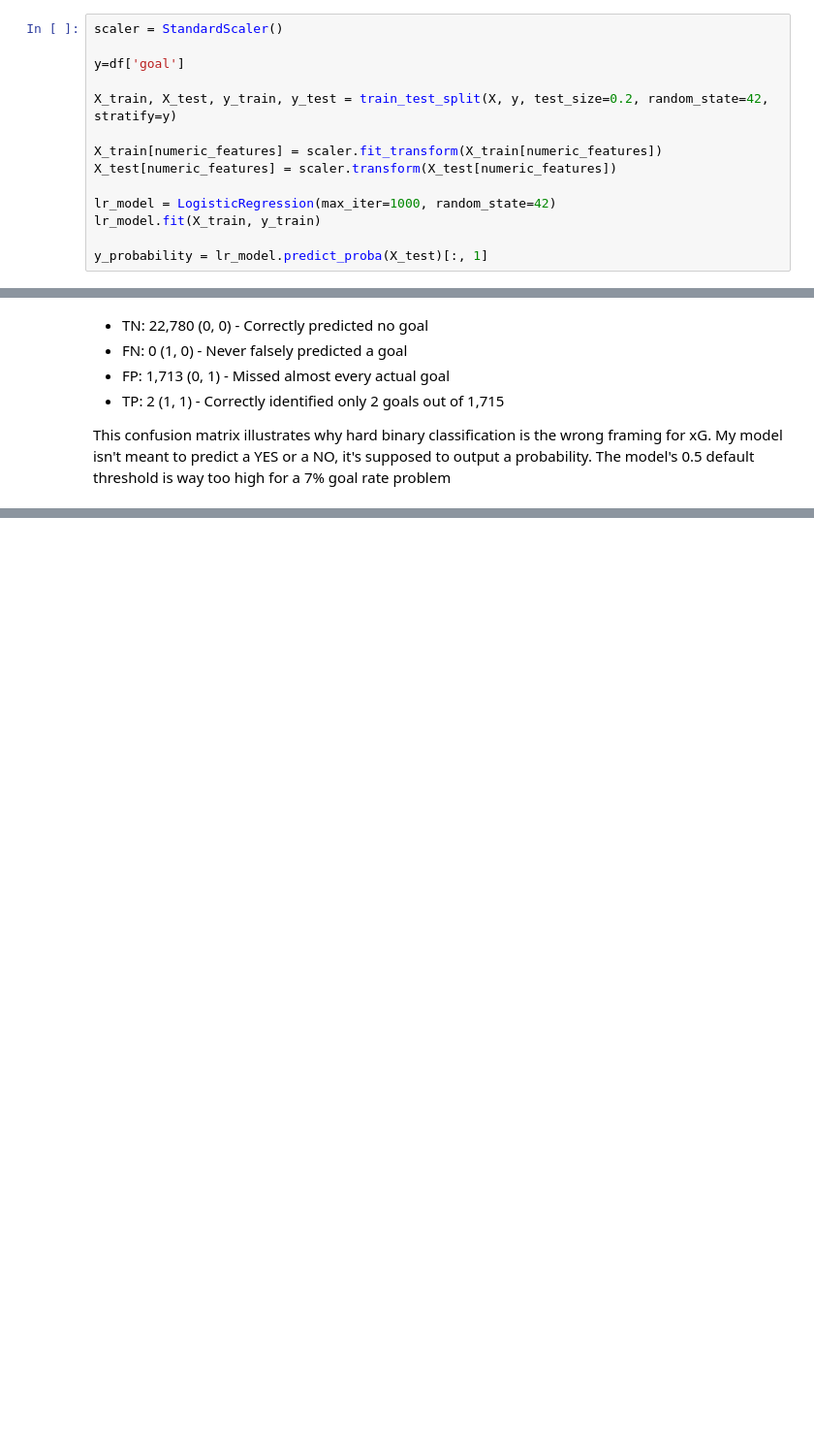
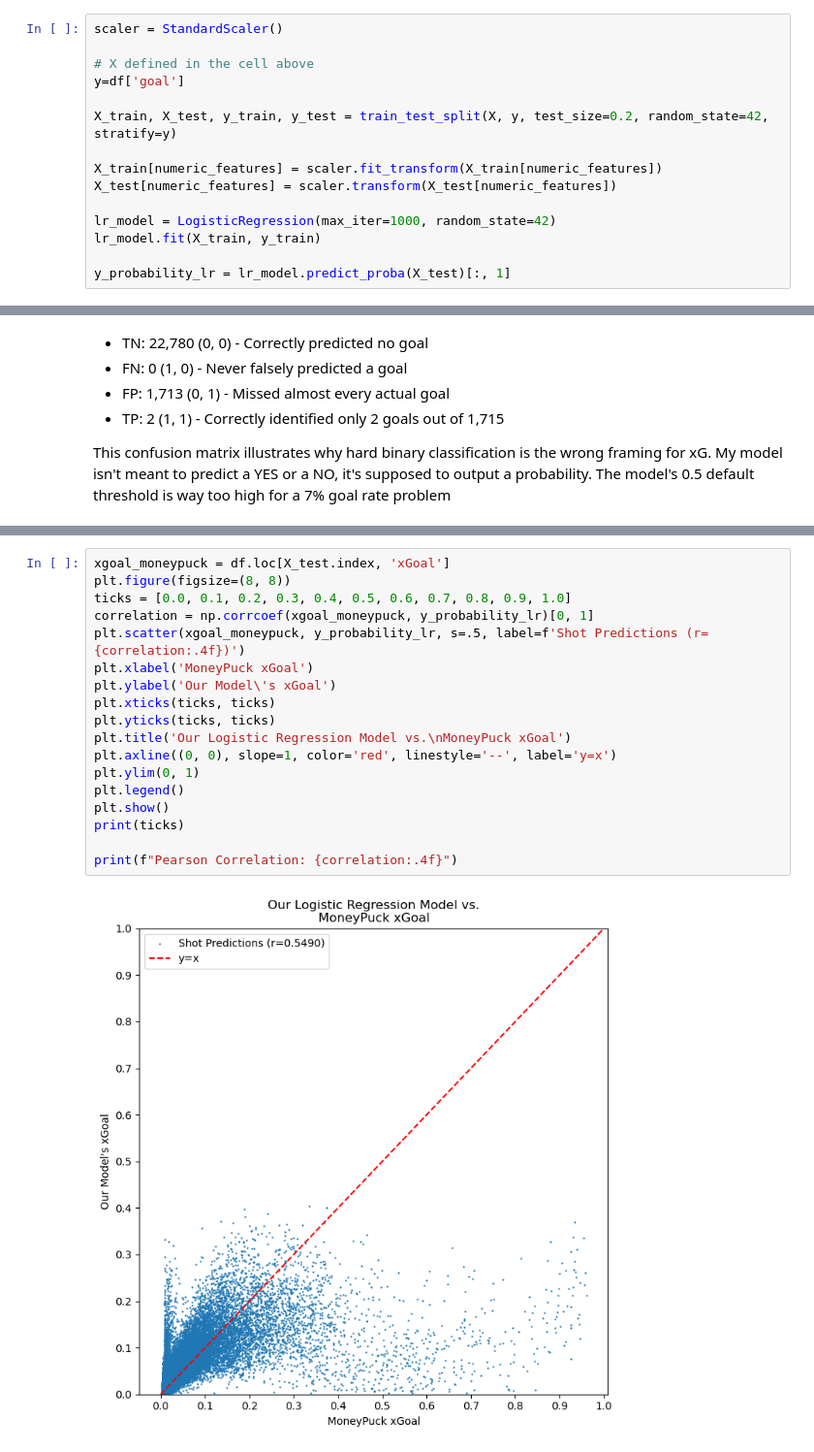
Before and after one commit to siqbal21/NHL-Shot-Probability-Machine-Learning-Model, a Jupyter notebook: xg_model.ipynb, the cells around one changed output, grey strips where cells are left out. Shown at 97% size. Drawn from its saved outputs; the diff is of its cells as text; blank space fills up the shorter version.

```diff
--- a/xg_model.ipynb
+++ b/xg_model.ipynb
@@ -580,6 +570,7 @@ X.head()
 # %%
 scaler = StandardScaler()
 
+# X defined in the cell above
 y=df['goal']
 
 X_train, X_test, y_train, y_test = train_test_split(X, y, test_size=0.2, random_state=42, stratify=y)
@@ -590,4 +581,4 @@ X_test[numeric_features] = scaler.transform(X_test[numeric_features])
 lr_model = LogisticRegression(max_iter=1000, random_state=42)
 lr_model.fit(X_train, y_train)
 
-y_probability = lr_model.predict_proba(X_test)[:, 1]
+y_probability_lr = lr_model.predict_proba(X_test)[:, 1]
@@ -648,0 +670,20 @@ plt.show()
+# %%
+xgoal_moneypuck = df.loc[X_test.index, 'xGoal']
+plt.figure(figsize=(8, 8))
+ticks = [0.0, 0.1, 0.2, 0.3, 0.4, 0.5, 0.6, 0.7, 0.8, 0.9, 1.0]
+correlation = np.corrcoef(xgoal_moneypuck, y_probability_lr)[0, 1]
+plt.scatter(xgoal_moneypuck, y_probability_lr, s=.5, label=f'Shot Predictions (r={correlation:.4f})')
+plt.xlabel('MoneyPuck xGoal')
+plt.ylabel('Our Model\'s xGoal')
+plt.xticks(ticks, ticks)
+plt.yticks(ticks, ticks)
+plt.title('Our Logistic Regression Model vs.\nMoneyPuck xGoal')
+plt.axline((0, 0), slope=1, color='red', linestyle='--', label='y=x')
+plt.ylim(0, 1)
+plt.legend()
+plt.show()
+print(ticks)
+
+print(f"Pearson Correlation: {correlation:.4f}")
+# %% [output]
+[figure, added]
```
Also changed, not shown: parts of 26 cells of this notebook.
